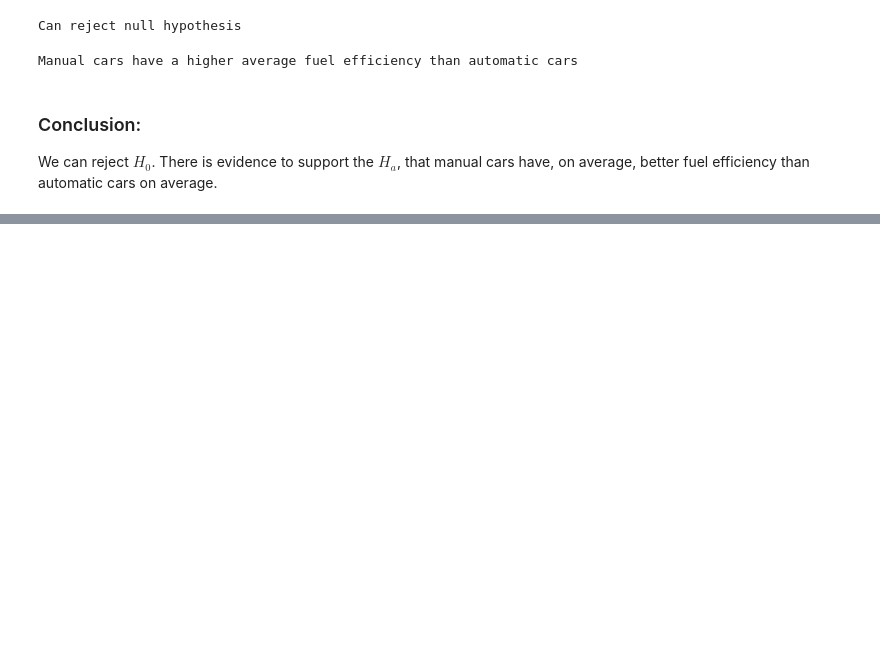
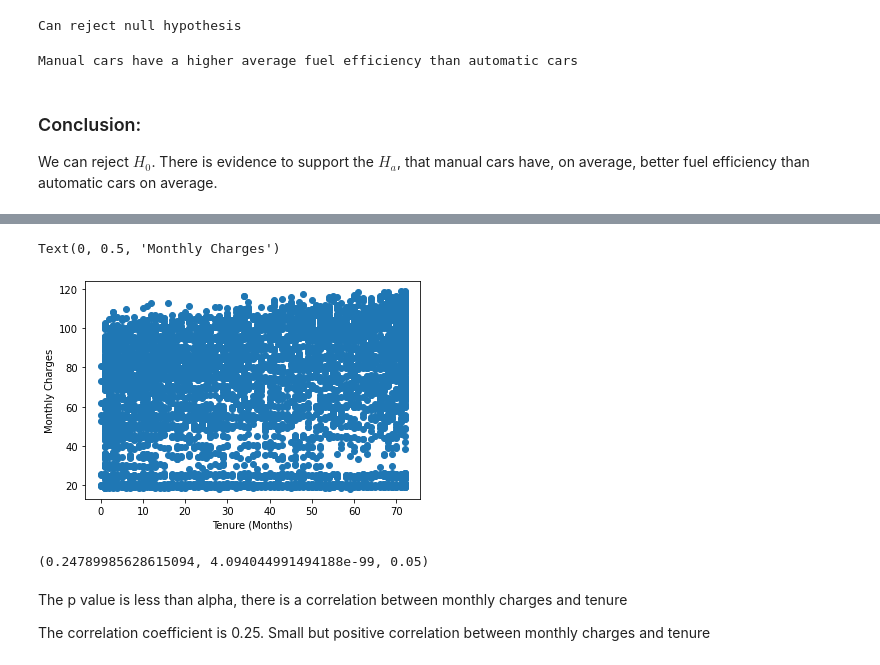
Before and after one commit to HeatherOrtegaMcMillan/statistics-exercises, a Jupyter notebook: hypothesis_testing.ipynb, the cells around one changed output, grey strips where cells are left out. Saved outputs shown, nothing was run; the diff lists cells and outputs as text; code cells hidden in the pictures; blank space fills up the shorter version.

Commit message:
updated with correlation exercises

```diff
--- a/hypothesis_testing.ipynb
+++ b/hypothesis_testing.ipynb
@@ -348,0 +357,19 @@ We can reject $H_{0}$. There is evidence to support the $H_{a}$, that manual car
+# %%
+def get_db_url(user, host, password, db_name):
+    """
+    Order is important!! make sure you enter user, host, password, and then the name of the database you want to access
+    """
+    url = f'mysql+pymysql://{user}:{password}@{host}/{db_name}'
+    return url
+# %%
+from env import host, user, password
+db_name = 'telco_churn'
+url = get_db_url(user, host, password, db_name)
+# %%
+df = pd.read_sql("""
+        SELECT *
+        FROM customers AS c
+        JOIN payment_types AS pt ON c.payment_type_id = pt.payment_type_id
+        JOIN internet_service_types AS it ON it.internet_service_type_id = c.internet_service_type_id
+        JOIN contract_types AS ct ON ct.contract_type_id = c.contract_type_id;
+        """, url)
@@ -348,0 +398,19 @@ We can reject $H_{0}$. There is evidence to support the $H_{a}$, that manual car
+# %%
+tenure = df.tenure
+monthly_charges = df.monthly_charges
+alpha = 0.05
+plt.scatter(tenure, monthly_charges)
+plt.xlabel("Tenure (Months)")
+plt.ylabel("Monthly Charges")
+# %% [output]
+Text(0, 0.5, 'Monthly Charges')
+[figure, added]
+# %%
+corr, p = stats.pearsonr(tenure, monthly_charges)
+corr, p, alpha
+# %% [output]
+(0.24789985628615094, 4.094044991494188e-99, 0.05)
+# %% [markdown]
+The p value is less than alpha, there is a correlation between monthly charges and tenure
+
+The correlation coefficient is 0.25. Small but positive correlation between monthly charges and tenure
```
Also changed, not shown: parts of 36 cells of this notebook.
